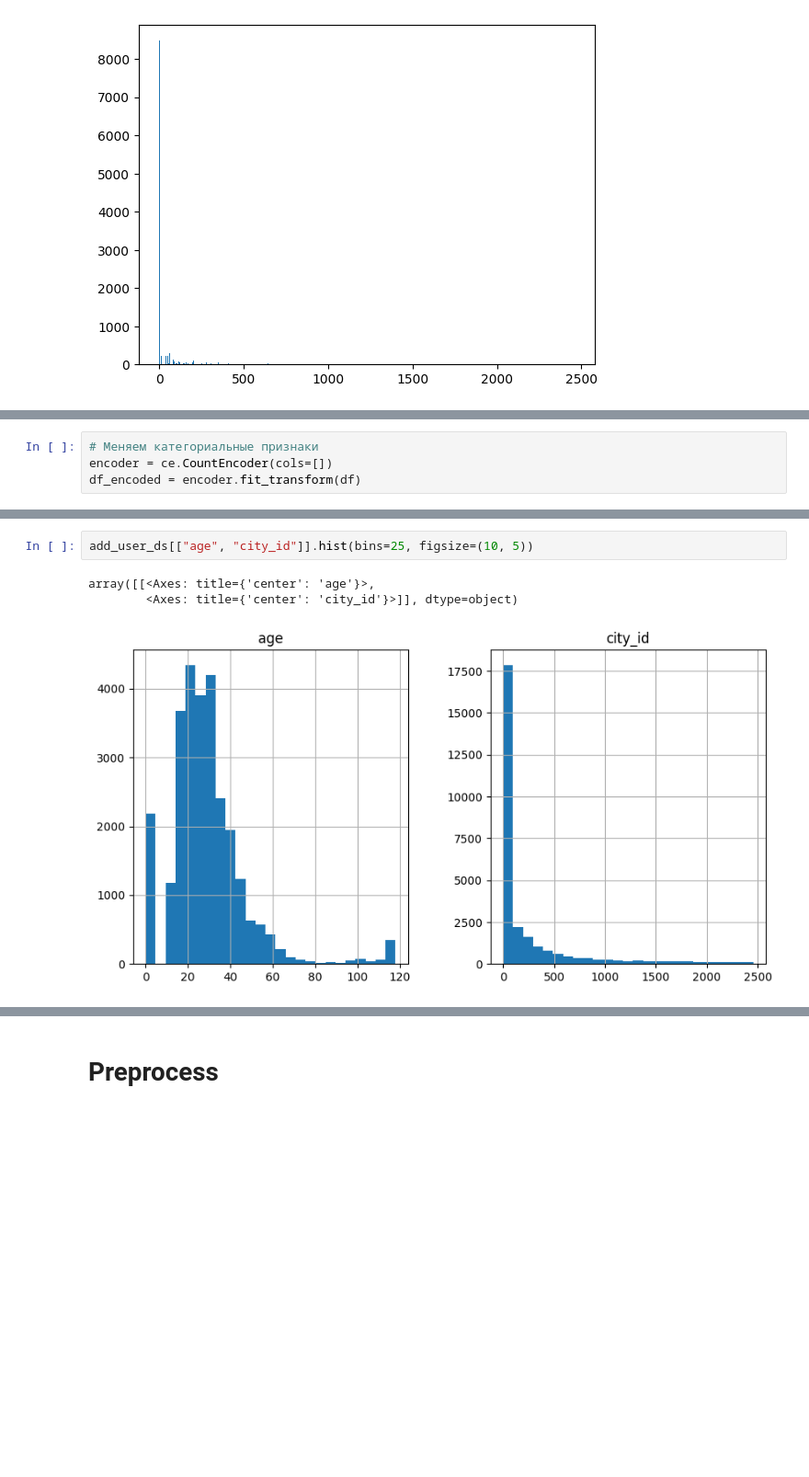
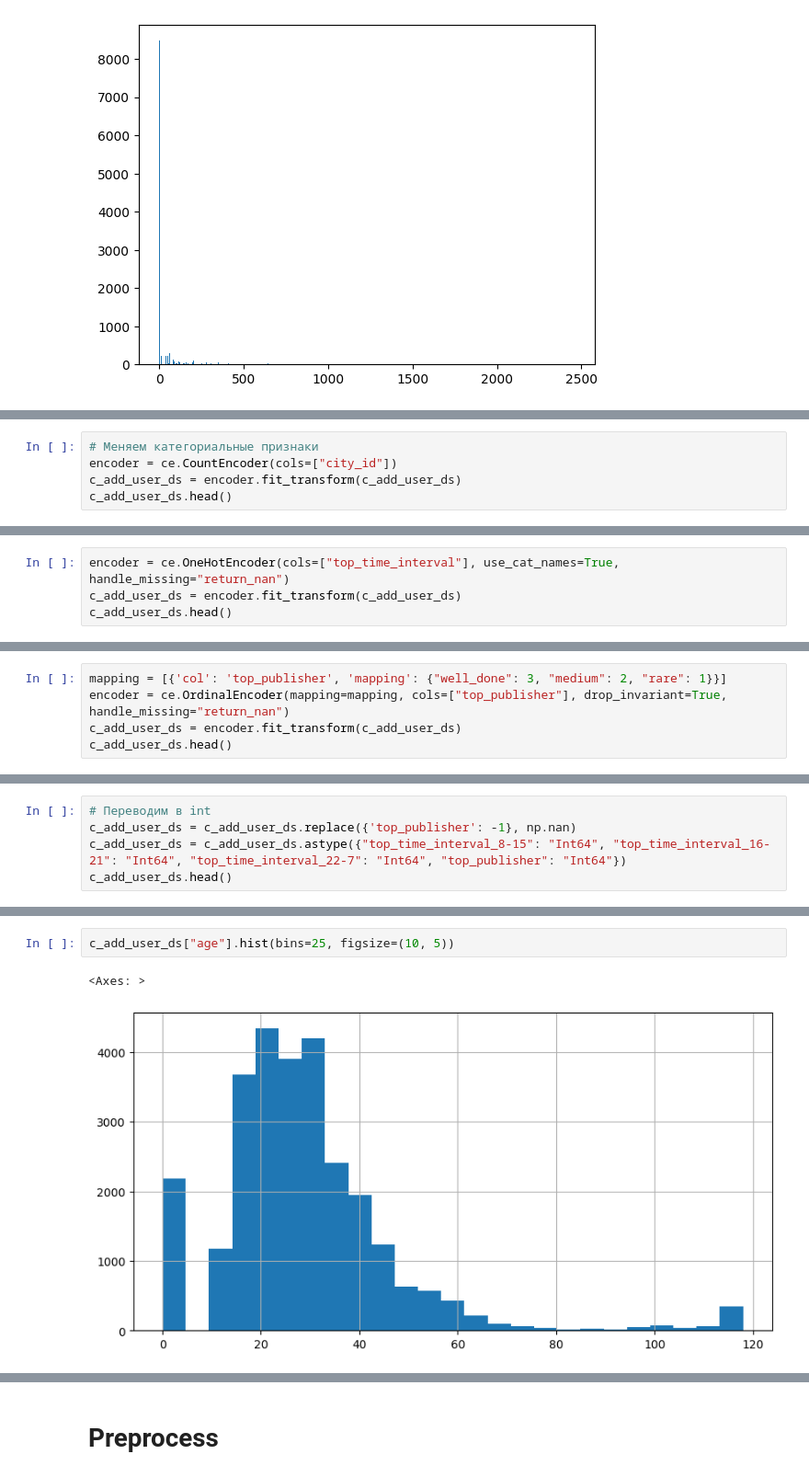
Before and after one commit to EgorChernov5/VILLKA, a Jupyter notebook: notebooks/preprocessing.ipynb, the cells around one changed output, grey strips where cells are left out. Shown at 92% size. Drawn from its saved outputs; the diff is of its cells as text; blank space fills up the shorter version.

```diff
--- a/notebooks/preprocessing.ipynb
+++ b/notebooks/preprocessing.ipynb
@@ -773,4 +780,5 @@ plt.bar(city_ids, counts)
 # %%
 # Меняем категориальные признаки
-encoder = ce.CountEncoder(cols=[])
-df_encoded = encoder.fit_transform(df)
+encoder = ce.CountEncoder(cols=["city_id"])
+с_add_user_ds = encoder.fit_transform(с_add_user_ds)
+с_add_user_ds.head()
@@ -776,0 +792,4 @@ df_encoded = encoder.fit_transform(df)
+# %%
+encoder = ce.OneHotEncoder(cols=["top_time_interval"], use_cat_names=True, handle_missing="return_nan")
+с_add_user_ds = encoder.fit_transform(с_add_user_ds)
+с_add_user_ds.head()
@@ -776,0 +803,5 @@ df_encoded = encoder.fit_transform(df)
+# %%
+mapping = [{'col': 'top_publisher', 'mapping': {"well_done": 3, "medium": 2, "rare": 1}}]
+encoder = ce.OrdinalEncoder(mapping=mapping, cols=["top_publisher"], drop_invariant=True, handle_missing="return_nan")
+с_add_user_ds = encoder.fit_transform(с_add_user_ds)
+с_add_user_ds.head()
@@ -776,0 +815,5 @@ df_encoded = encoder.fit_transform(df)
+# %%
+# Переводим в int
+с_add_user_ds = с_add_user_ds.replace({'top_publisher': -1}, np.nan)
+с_add_user_ds = с_add_user_ds.astype({"top_time_interval_8-15": "Int64", "top_time_interval_16-21": "Int64", "top_time_interval_22-7": "Int64", "top_publisher": "Int64"})
+с_add_user_ds.head()
@@ -777,6 +827,5 @@ df_encoded = encoder.fit_transform(df)
 # %%
-add_user_ds[["age", "city_id"]].hist(bins=25, figsize=(10, 5))
+с_add_user_ds["age"].hist(bins=25, figsize=(10, 5))
 # %% [output]
-array([[<Axes: title={'center': 'age'}>,
-        <Axes: title={'center': 'city_id'}>]], dtype=object)
+<Axes: >
-[figure, old version]
+[figure, new version]
```
Also changed, not shown: parts of 16 cells of this notebook.
